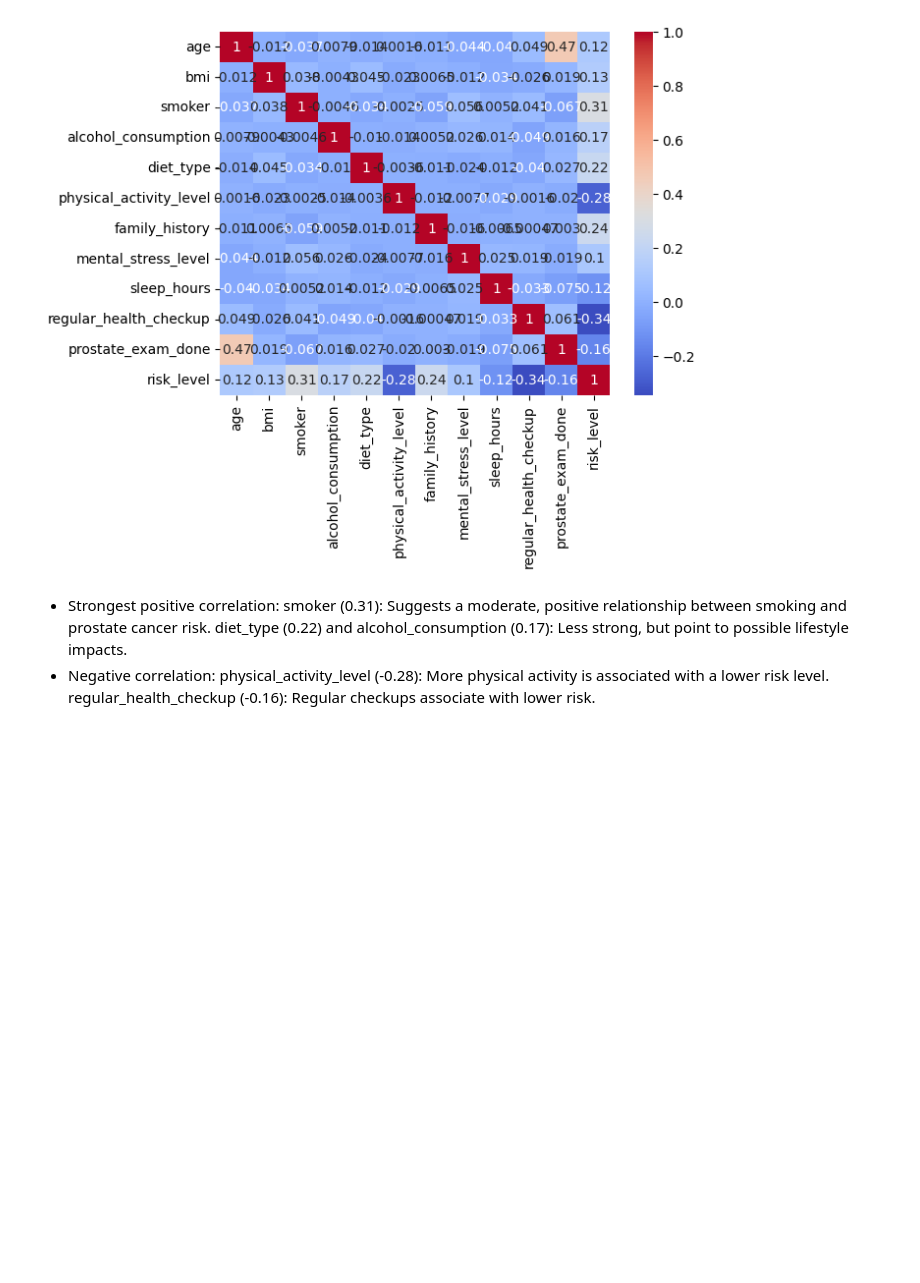
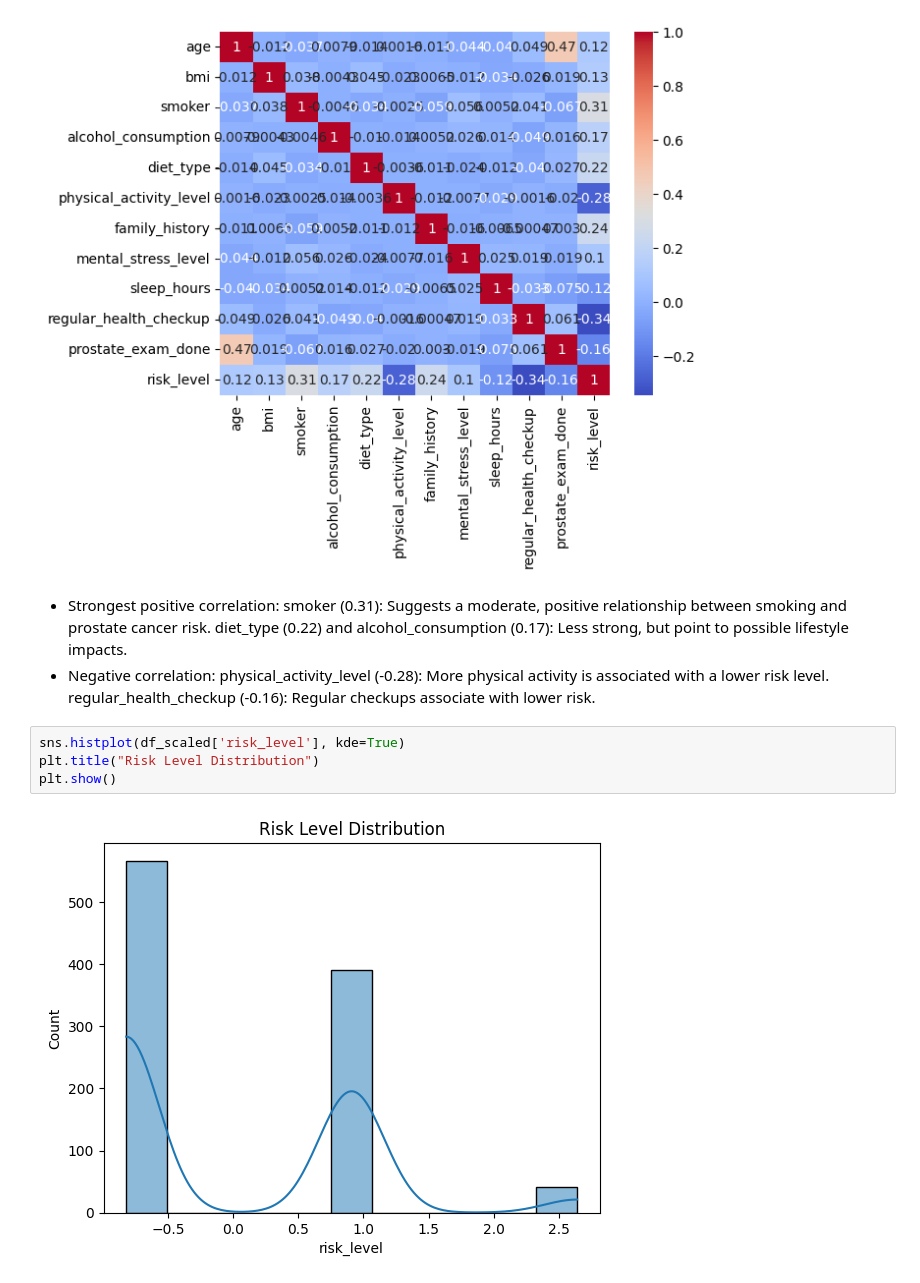
Before and after one commit to alabhastam/Prostate-Cancer-Risk, a Jupyter notebook: codebsae.ipynb, the cells around one changed output. Cells and saved outputs as stored; diff of their text form; blank space fills up the shorter version.

Commit message:
Kaggle Notebook | Prostate-Cancer-Risk | EDA

```diff
--- a/codebsae.ipynb
+++ b/codebsae.ipynb
@@ -215,3 +215,9 @@ diet_type (0.22) and alcohol_consumption (0.17): Less strong, but point to possi
 * Negative correlation:
 physical_activity_level (-0.28): More physical activity is associated with a lower risk level.
 regular_health_checkup (-0.16): Regular checkups associate with lower risk.
+# %%
+sns.histplot(df_scaled['risk_level'], kde=True)
+plt.title("Risk Level Distribution")
+plt.show()
+# %% [output]
+[figure, added]
```
Also changed, not shown: parts of 2 cells of this notebook.
